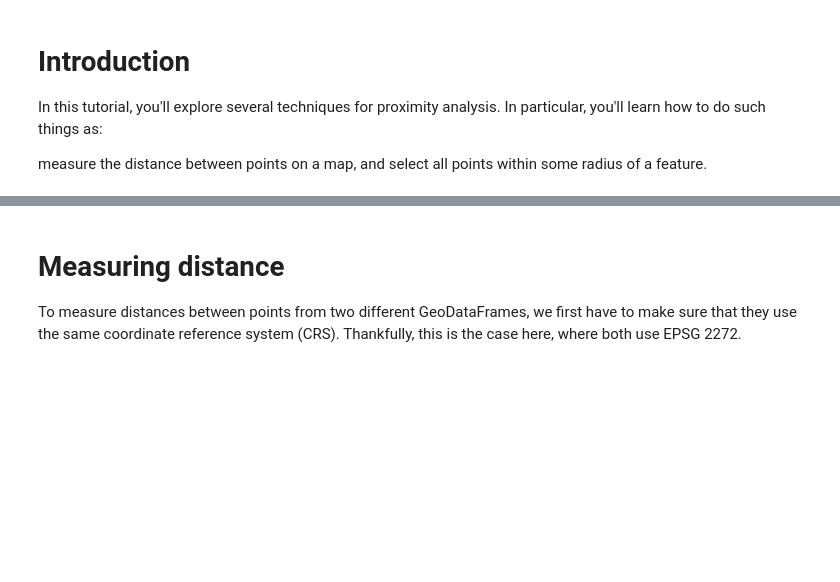
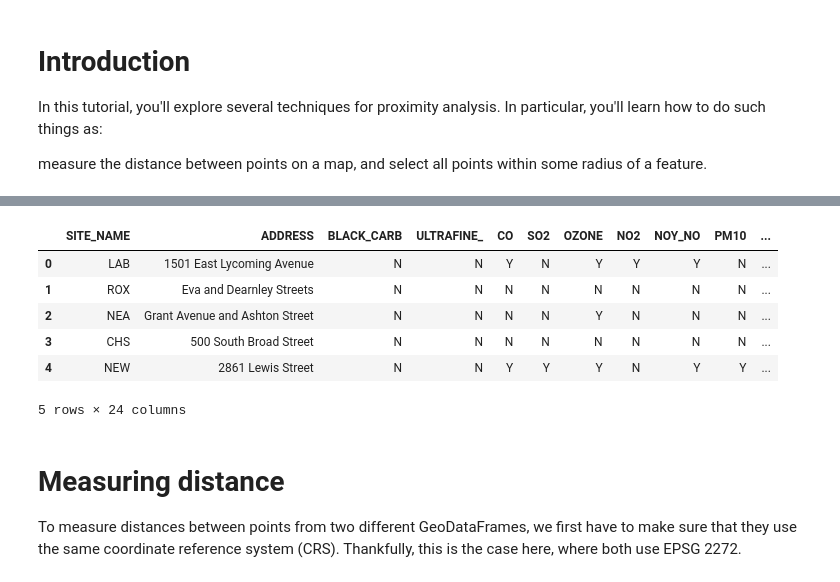
Before and after one commit to kdayeon/kimdayeonblog, a Jupyter notebook: Data/5.Proximity Analysis.ipynb, the cells around one changed output, grey strips where cells are left out. Cells and saved outputs as stored; diff of their text form; code cells hidden in the pictures; blank space fills up the shorter version.

```diff
--- a/Data/5.Proximity Analysis.ipynb
+++ b/Data/5.Proximity Analysis.ipynb
@@ -25,6 +32,14 @@ releases.head()
 # %%
-stations = gpd.read_file("../input/geospatial-learn-course-data/PhillyHealth_Air_Monitoring_Stations/PhillyHealth_Air_Monitoring_Stations/PhillyHealth_Air_Monitoring_Stations.shp")
+stations = gpd.read_file("D:/archive (1)/PhillyHealth_Air_Monitoring_Stations/PhillyHealth_Air_Monitoring_Stations/PhillyHealth_Air_Monitoring_Stations.shp")
 stations.head()
+# %% [output]
+|  | SITE_NAME | ADDRESS | BLACK_CARB | ULTRAFINE_ | CO | SO2 | OZONE | NO2 | NOY_NO | PM10 | ... |
+| 0 | LAB | 1501 East Lycoming Avenue | N | N | Y | N | Y | Y | Y | N | ... |
+| 1 | ROX | Eva and Dearnley Streets | N | N | N | N | N | N | N | N | ... |
+| 2 | NEA | Grant Avenue and Ashton Street | N | N | N | N | Y | N | N | N | ... |
+| 3 | CHS | 500 South Broad Street | N | N | N | N | N | N | N | N | ... |
+| 4 | NEW | 2861 Lewis Street | N | N | Y | Y | Y | N | Y | Y | ... |
+5 rows × 24 columns
 # %% [markdown]
 # Measuring distance
 To measure distances between points from two different GeoDataFrames, we first have to make sure that they use the same coordinate reference system (CRS). Thankfully, this is the case here, where both use EPSG 2272.
```
Also changed, not shown: parts of 5 cells of this notebook, 11 other files.
